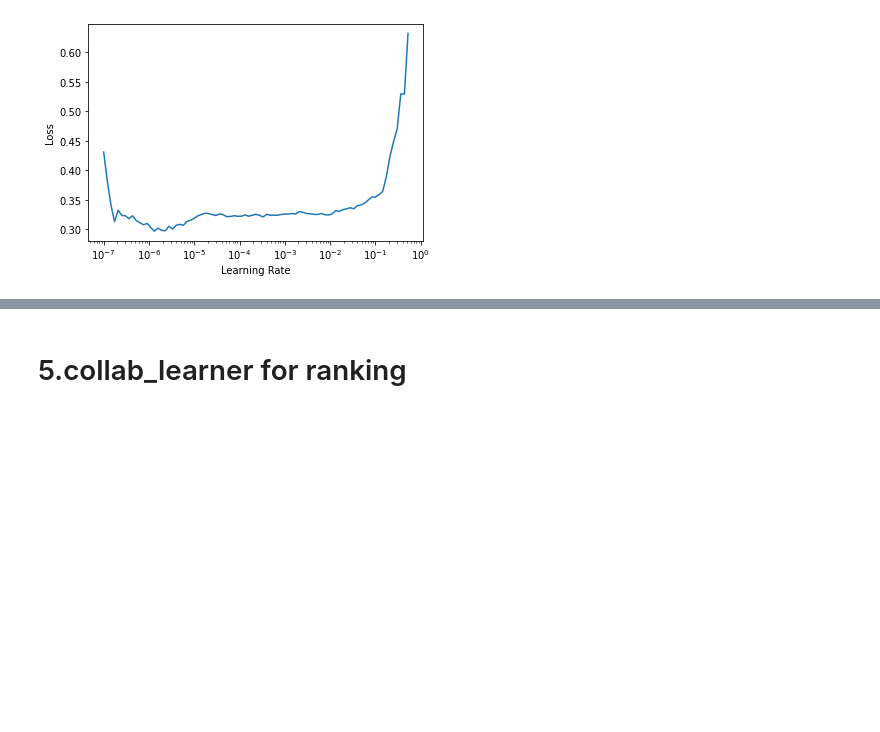
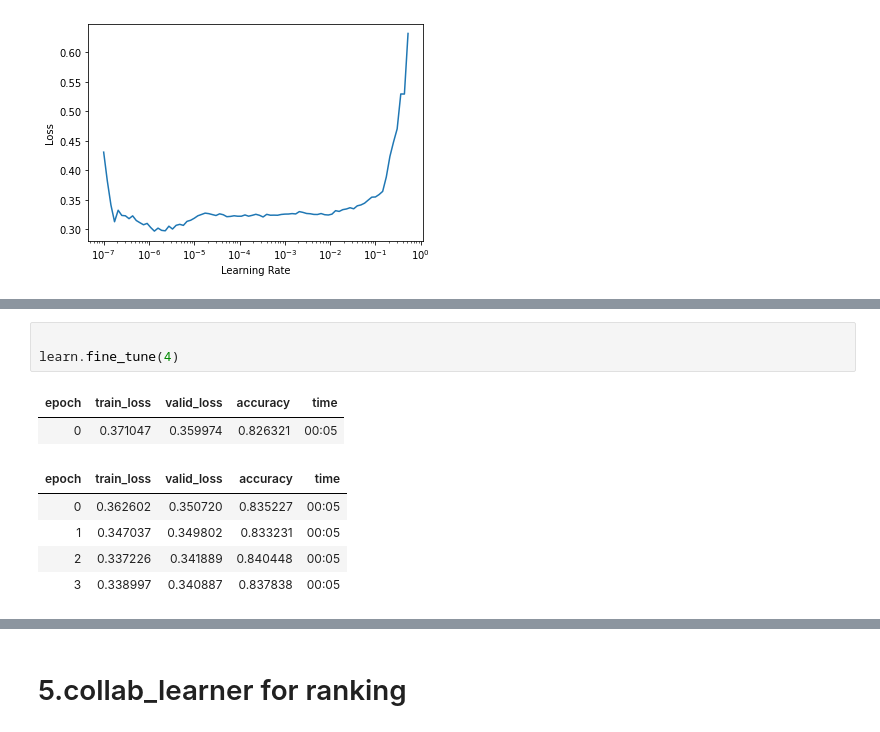
Before and after one commit to s-c-soma/Deeplearning-CMPE-258, a Jupyter notebook: Assignment_1/Assignment_1_ Part_1/Assignment1_part1_fastai.ipynb, the cells around one changed output, grey strips where cells are left out. Saved outputs shown, nothing was run; the diff lists cells and outputs as text; blank space fills up the shorter version.

```diff
--- a/Assignment_1/Assignment_1_ Part_1/Assignment1_part1_fastai.ipynb
+++ b/Assignment_1/Assignment_1_ Part_1/Assignment1_part1_fastai.ipynb
@@ -238,0 +220,11 @@ learn.predict(df.iloc[0]) # returns row, class, probability
+# %%
+
+learn.fine_tune(4)
+# %% [output]
+| epoch | train_loss | valid_loss | accuracy | time |
+| 0 | 0.371047 | 0.359974 | 0.826321 | 00:05 |
+| epoch | train_loss | valid_loss | accuracy | time |
+| 0 | 0.362602 | 0.350720 | 0.835227 | 00:05 |
+| 1 | 0.347037 | 0.349802 | 0.833231 | 00:05 |
+| 2 | 0.337226 | 0.341889 | 0.840448 | 00:05 |
+| 3 | 0.338997 | 0.340887 | 0.837838 | 00:05 |
```
Also changed, not shown: parts of 12 cells of this notebook.
